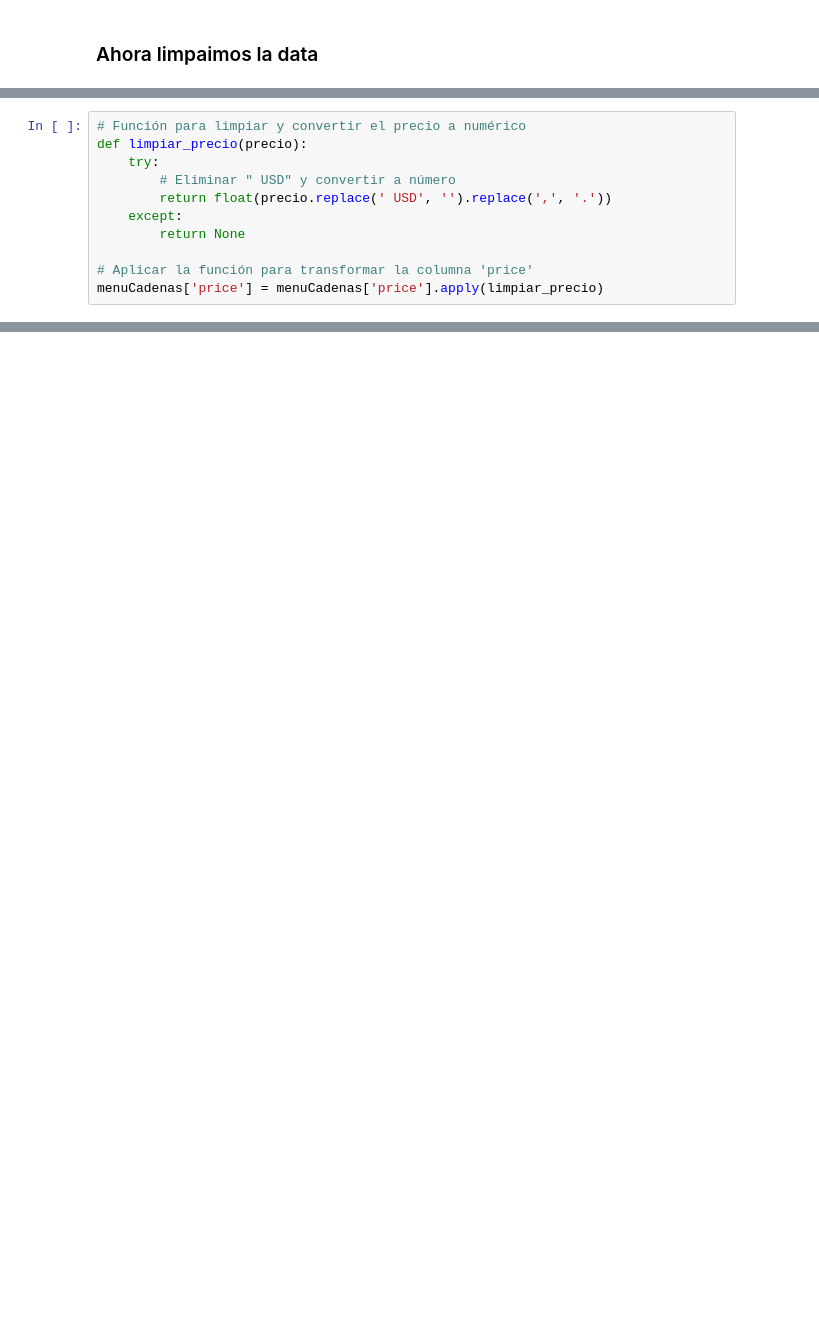
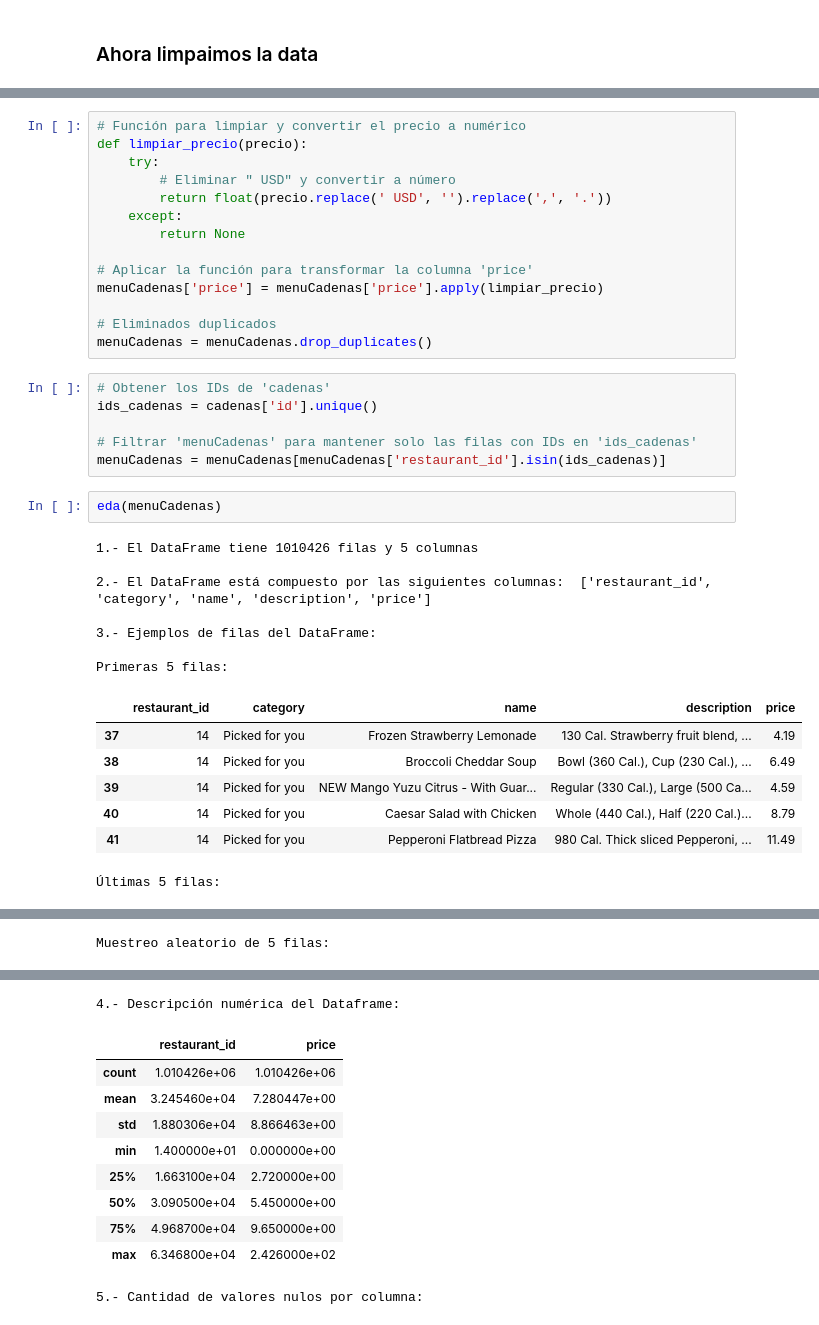
Before and after one commit to damiatus/TallerDeVisua, a Jupyter notebook: Presentacion1/datos.ipynb, the cells around one changed output, grey strips where cells are left out. Drawn from its saved outputs; the diff is of its cells as text; blank space fills up the shorter version.

```diff
--- a/Presentacion1/datos.ipynb
+++ b/Presentacion1/datos.ipynb
@@ -281,3 +468,29 @@ def limpiar_precio(precio):
 
 # Aplicar la función para transformar la columna 'price'
 menuCadenas['price'] = menuCadenas['price'].apply(limpiar_precio)
+
+# Eliminados duplicados
+menuCadenas = menuCadenas.drop_duplicates()
+# %%
+# Obtener los IDs de 'cadenas'
+ids_cadenas = cadenas['id'].unique()
+
+# Filtrar 'menuCadenas' para mantener solo las filas con IDs en 'ids_cadenas'
+menuCadenas = menuCadenas[menuCadenas['restaurant_id'].isin(ids_cadenas)]
+# %%
+eda(menuCadenas)
+# %% [output]
+1.- El DataFrame tiene 1010426 filas y 5 columnas
+
+2.- El DataFrame está compuesto por las siguientes columnas:  ['restaurant_id', 'category', 'name', 'description', 'price']
+
+3.- Ejemplos de filas del DataFrame:
+
+Primeras 5 filas:
+|  | restaurant_id | category | name | description | price |
+| 37 | 14 | Picked for you | Frozen Strawberry Lemonade | 130 Cal. Strawberry fruit blend, ... | 4.19 |
+| 38 | 14 | Picked for you | Broccoli Cheddar Soup | Bowl (360 Cal.), Cup (230 Cal.), ... | 6.49 |
+| 39 | 14 | Picked for you | NEW Mango Yuzu Citrus - With Guar... | Regular (330 Cal.), Large (500 Ca... | 4.59 |
+| 40 | 14 | Picked for you | Caesar Salad with Chicken | Whole (440 Cal.), Half (220 Cal.)... | 8.79 |
+| 41 | 14 | Picked for you | Pepperoni Flatbread Pizza | 980 Cal. Thick sliced Pepperoni, ... | 11.49 |
+Últimas 5 filas:
@@ -283,0 +503 @@ menuCadenas['price'] = menuCadenas['price'].apply(limpiar_precio)
+Muestreo aleatorio de 5 filas:
@@ -283,0 +510,11 @@ menuCadenas['price'] = menuCadenas['price'].apply(limpiar_precio)
+4.- Descripción numérica del Dataframe:
+|  | restaurant_id | price |
+| count | 1.010426e+06 | 1.010426e+06 |
+| mean | 3.245460e+04 | 7.280447e+00 |
+| std | 1.880306e+04 | 8.866463e+00 |
+| min | 1.400000e+01 | 0.000000e+00 |
+| 25% | 1.663100e+04 | 2.720000e+00 |
+| 50% | 3.090500e+04 | 5.450000e+00 |
+| 75% | 4.968700e+04 | 9.650000e+00 |
+| max | 6.346800e+04 | 2.426000e+02 |
+5.- Cantidad de valores nulos por columna:
```
Also changed, not shown: parts of 16 cells of this notebook.
